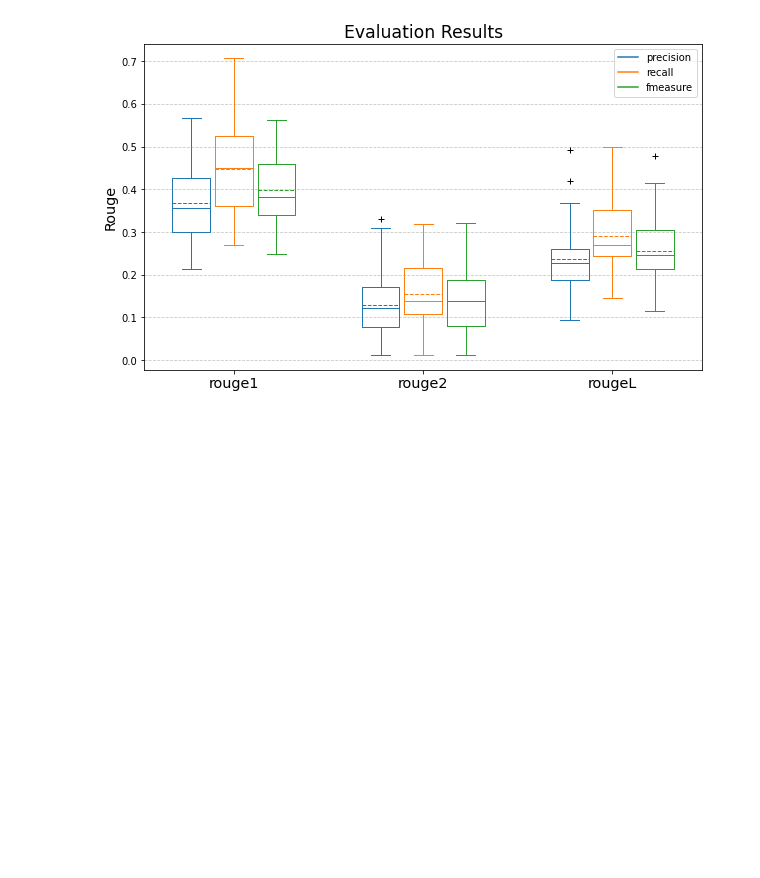
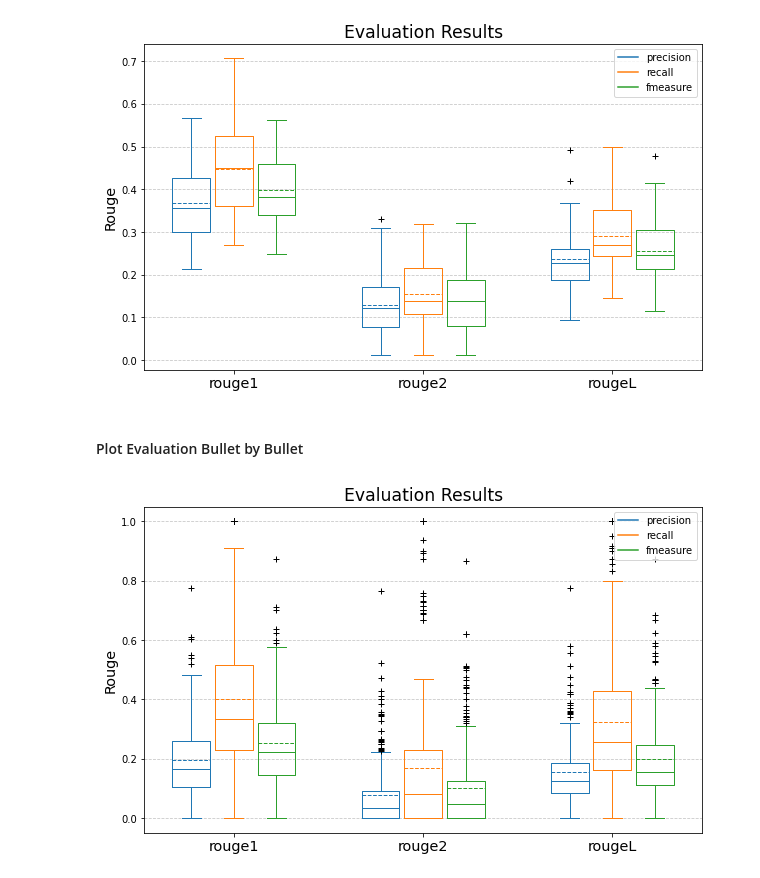
Before and after one commit to marcoabrate/transformers_magma_learning, a Jupyter notebook: summarization/assign_bullets_para.ipynb, the cells around one changed output. Drawn from its saved outputs; the diff is of its cells as text; code cells hidden in the pictures; blank space fills up the shorter version.

```diff
--- a/summarization/assign_bullets_para.ipynb
+++ b/summarization/assign_bullets_para.ipynb
@@ -140,6 +140,47 @@ def plot_evaluation(model_name_or_path):
     ax.set_ylabel('Rouge', fontsize='x-large')
     plt.xticks(xticks, config.ROUGE_TYPES, fontsize='x-large')
     plt.show()
+# %%
+def plot_evaluation_bullet_by_bullet(model_name_or_path):
+    df = pd.read_csv(OUTPUT_PATH+model_name_or_path.replace('/', '?')+\
+        '_bullet_by_bullet.csv').set_index(['book', 'chapter'])
+
+    prf = ['precision', 'recall', 'fmeasure']
+    num_rouge = len(config.ROUGE_TYPES)
+
+    from matplotlib.cm import get_cmap
+    color = get_cmap('tab10')(range(num_rouge))
+    def set_box_color(b, c):
+        for k in b.keys():
+            plt.setp(b[k], color=c)
+
+    xticks = 2*np.array(np.arange(1, num_rouge+1))
+
+    box_plt_list = []
+
+    fig, ax = plt.subplots(figsize=(10, 6))
+    for r, var in zip(prf, np.linspace(-0.15*num_rouge, 0.15*num_rouge, num_rouge)):
+
+        box_plt_list.append(
+            plt.boxplot(
+            [df[rouge+'_'+r+'_'+model_name_or_path].tolist() for rouge in config.ROUGE_TYPES],
+            positions= xticks+var,
+            sym='+',
+            widths=0.4,
+            patch_artist=False,
+            meanline=True,
+            showmeans=True))
+
+    for i, bp in enumerate(box_plt_list):
+        set_box_color(bp, color[i])
+        plt.plot([], c=color[i], label=prf[i])
+    plt.legend()
+
+    ax.grid(True, axis='y', alpha=0.7, linestyle='--')
+    ax.set_title('Evaluation Results', fontsize='xx-large')
+    ax.set_ylabel('Rouge', fontsize='x-large')
+    plt.xticks(xticks, config.ROUGE_TYPES, fontsize='x-large')
+    plt.show()
 # %% [markdown]
 ## **Karger Books Para**
 # %%
@@ -401,3 +494,9 @@ plot_evaluation('sshleifer/distilbart-cnn-12-6')
 plot_evaluation(magma_dir+'fine-tuning/sshleifer?distilbart-cnn-12-6_karger_books_para_train')
 # %% [output]
 [figure]
+# %% [markdown]
+#### Plot Evaluation Bullet by Bullet
+# %%
+plot_evaluation_bullet_by_bullet('sshleifer/distilbart-cnn-12-6')
+# %% [output]
+[figure, added]
```
Also changed, not shown: parts of 10 cells of this notebook, 6 other files.
